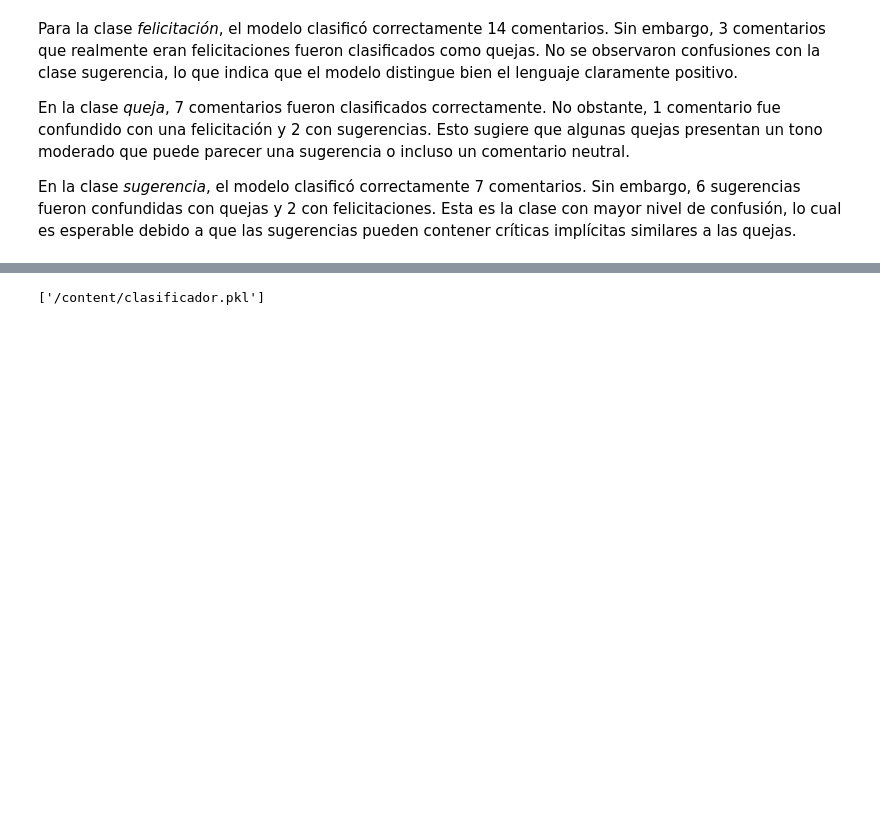
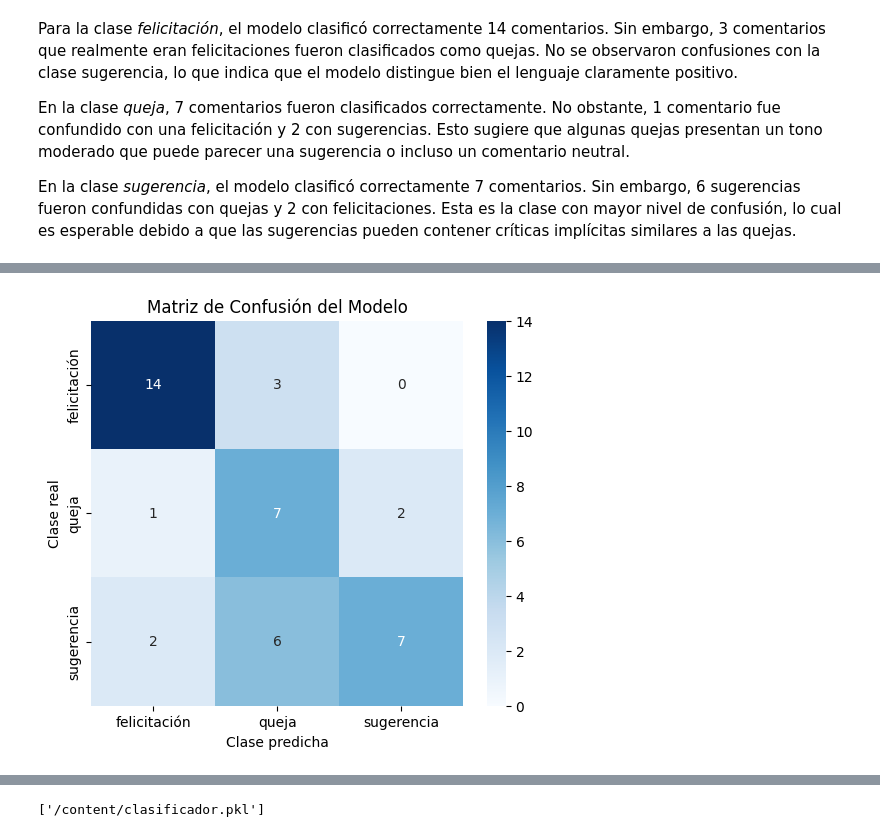
Before and after one commit to yareeli21/buzon-lenguaje, a Jupyter notebook: modelo.ipynb, the cells around one changed output, grey strips where cells are left out. Drawn from its saved outputs; the diff is of its cells as text; code cells hidden in the pictures; blank space fills up the shorter version.

```diff
--- a/modelo.ipynb
+++ b/modelo.ipynb
@@ -66,0 +88,27 @@ weighted avg       0.72      0.67      0.67        42
+# %%
+import matplotlib.pyplot as plt
+import seaborn as sns
+from sklearn.metrics import confusion_matrix
+
+# Calcular matriz
+cm = confusion_matrix(y_test, y_pred)
+
+# Etiquetas de clases
+clases = modelo.classes_
+
+plt.figure(figsize=(6, 5))
+sns.heatmap(
+    cm,
+    annot=True,
+    fmt="d",
+    cmap="Blues",
+    xticklabels=clases,
+    yticklabels=clases
+)
+
+plt.xlabel("Clase predicha")
+plt.ylabel("Clase real")
+plt.title("Matriz de Confusión del Modelo")
+plt.show()
+# %% [output]
+[figure, added]
```
Also changed, not shown: parts of 7 cells of this notebook.
